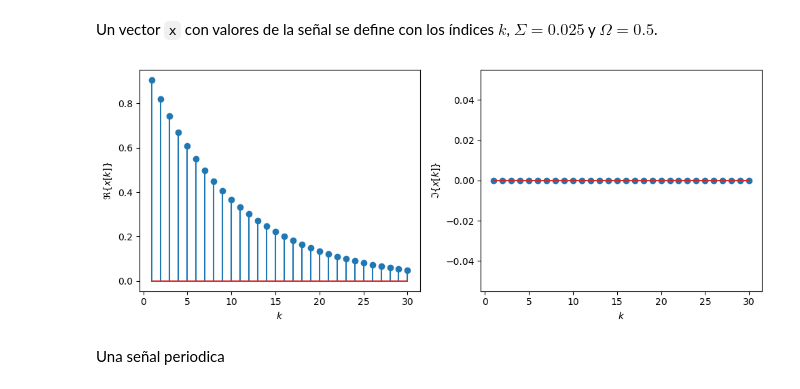
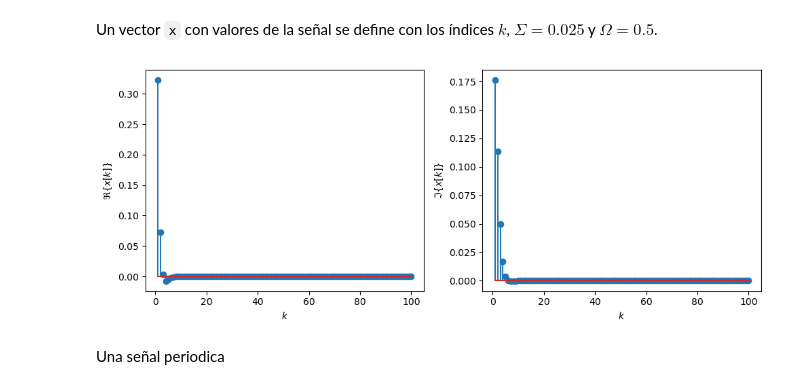
Before and after one commit to pierrediazp/Se-ales_y_Sistemas, a Jupyter notebook: SenalesEstandarTD.ipynb, the cells around one changed output. Cells and saved outputs as stored; diff of their text form; code cells hidden in the pictures.

```diff
--- a/SenalesEstandarTD.ipynb
+++ b/SenalesEstandarTD.ipynb
@@ -134,11 +134,11 @@ def plot_signal(k, x):
 # %% [markdown]
 Un vector `x` con valores de la señal se define con los índices $k$, $\Sigma = 0.025$ y $\Omega = 0.5$.
 # %%
-k = np.arange(1,31)
-x = exponential_signal(k, -0.1,0)
+k = np.arange(1,101)
+x = exponential_signal(k,-1,0.5)
 plot_signal(k, x)
 # %% [output]
-[figure, old version]
+[figure, new version]
 # %% [markdown]
 Una señal periodica
 # %%
```
Also changed, not shown: parts of 3 cells of this notebook, 6 other files.
